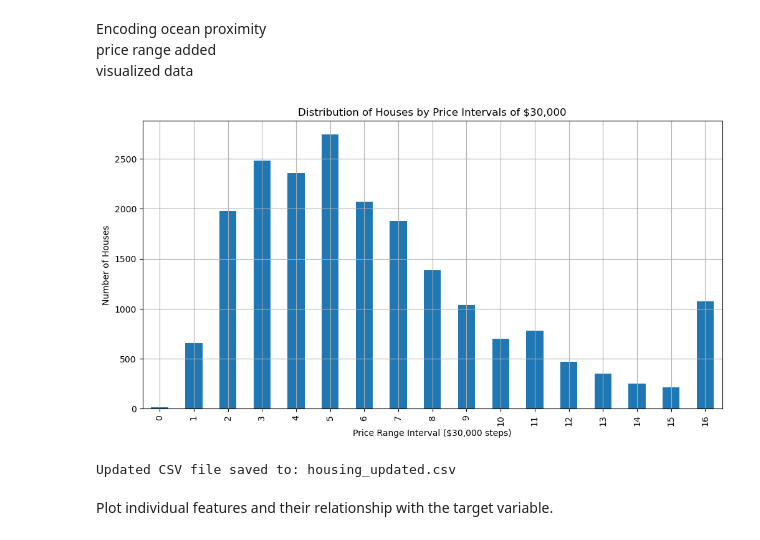
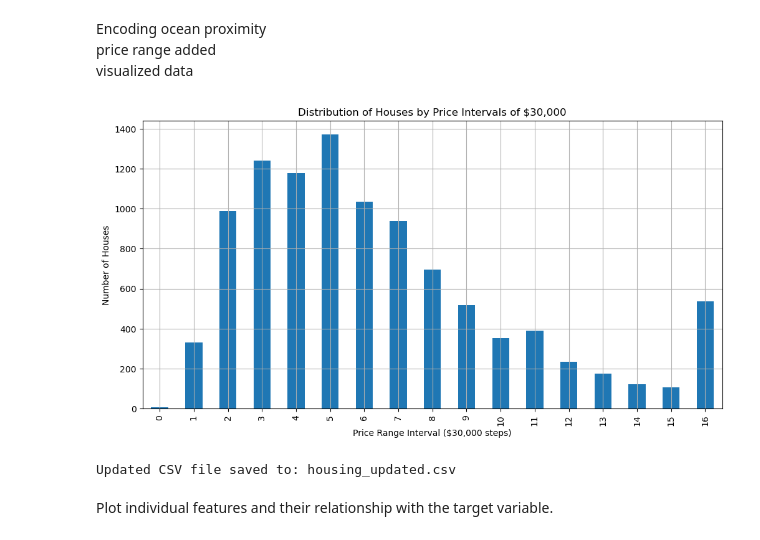
Before and after one commit to yuzukaR/ML_Final, a Jupyter notebook: final_project.ipynb, the cells around one changed output. Saved outputs shown, nothing was run; the diff lists cells and outputs as text; code cells hidden in the pictures.

```diff
--- a/final_project.ipynb
+++ b/final_project.ipynb
@@ -7,6 +7,7 @@ visualized data
 import pandas as pd
 import numpy as np
 import matplotlib.pyplot as plt
+from sklearn.model_selection import train_test_split
 
 # Step 2: Load the data
 housing = pd.read_csv('housing.csv')
@@ -25,36 +26,40 @@ ocean_proximity_mapping = {
 housing['ocean_proximity'] = housing['ocean_proximity'].map(ocean_proximity_mapping)
 housing = housing.dropna()
 
+
 # Step 5: Divide 'median_house_value' into intervals of $30,000
 # Determine the max value to cover all price ranges
 max_value = housing['median_house_value'].max()
 bins = np.arange(0, max_value + 30000, 30000)
 
 # Assign price range based on these bins
 housing['price_range'] = pd.cut(housing['median_house_value'], bins=bins, labels=False, right=False)
 
 housing = housing.drop(columns=['median_house_value'])
+
+# For a classification target column 'target'
+housing, _ = train_test_split(housing, test_size=0.5, stratify=housing['price_range'], random_state=42)
 
 # Step 6: Save the updated data to a new CSV
 output_path = 'housing_updated.csv'
 housing.to_csv(output_path, index=False)
 
 housing = pd.read_csv('housing_updated.csv')
 
 
 # Step 7: Visualization: Distribution of price ranges
 plt.figure(figsize=(12,6))
 housing['price_range'].value_counts().sort_index().plot(kind='bar')
 plt.xlabel('Price Range Interval ($30,000 steps)')
 plt.ylabel('Number of Houses')
 plt.title('Distribution of Houses by Price Intervals of $30,000')
 plt.grid(True)
 plt.show()
 
 # Output file path
 print(f"Updated CSV file saved to: {output_path}")
 # %% [output]
-[figure, old version]
+[figure, new version]
 Updated CSV file saved to: housing_updated.csv
 # %% [markdown]
 Plot individual features and their relationship with the target variable.
```
Also changed, not shown: parts of 8 cells of this notebook, 10 other files.
